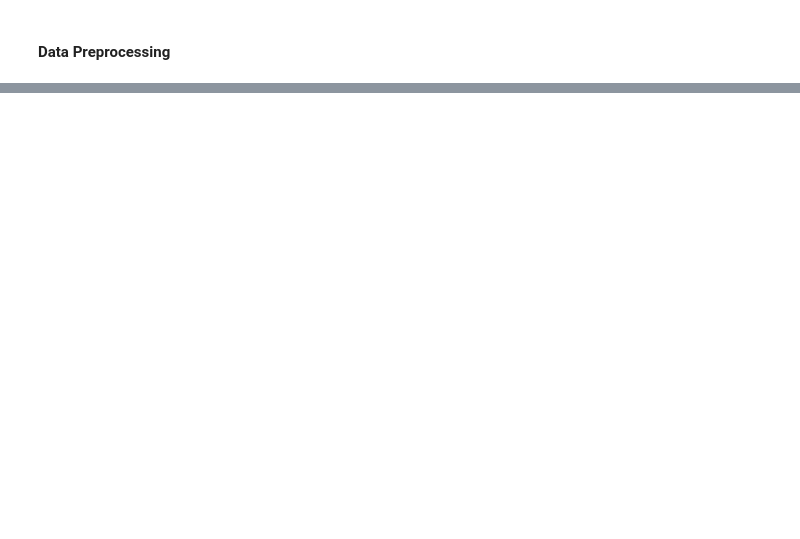
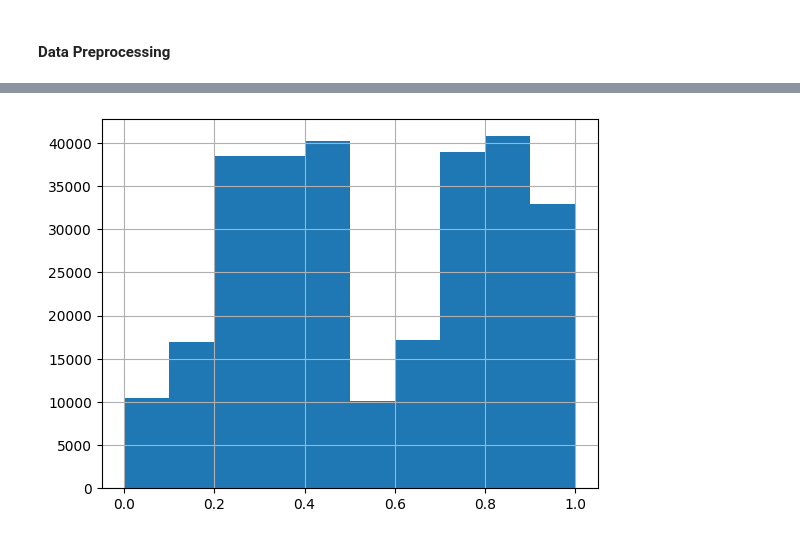
Before and after one commit to mlcodr/Fraud_Detection, a Jupyter notebook: notebooks/fraud_detection_hasnat.ipynb, the cells around one changed output, grey strips where cells are left out. Saved outputs shown, nothing was run; the diff lists cells and outputs as text; code cells hidden in the pictures; blank space fills up the shorter version.

```diff
--- a/notebooks/fraud_detection_hasnat.ipynb
+++ b/notebooks/fraud_detection_hasnat.ipynb
@@ -156,0 +216,7 @@ new_card_data["Amount"].hist()
+# %%
+## Now we have to downscale the time column
+time = new_card_data["Time"]
+new_card_data['Time'] = (time - time.min()) / (time.max() - time.min())
+new_card_data["Time"].hist();
+# %% [output]
+[figure, added]
```
Also changed, not shown: parts of 29 cells of this notebook.
